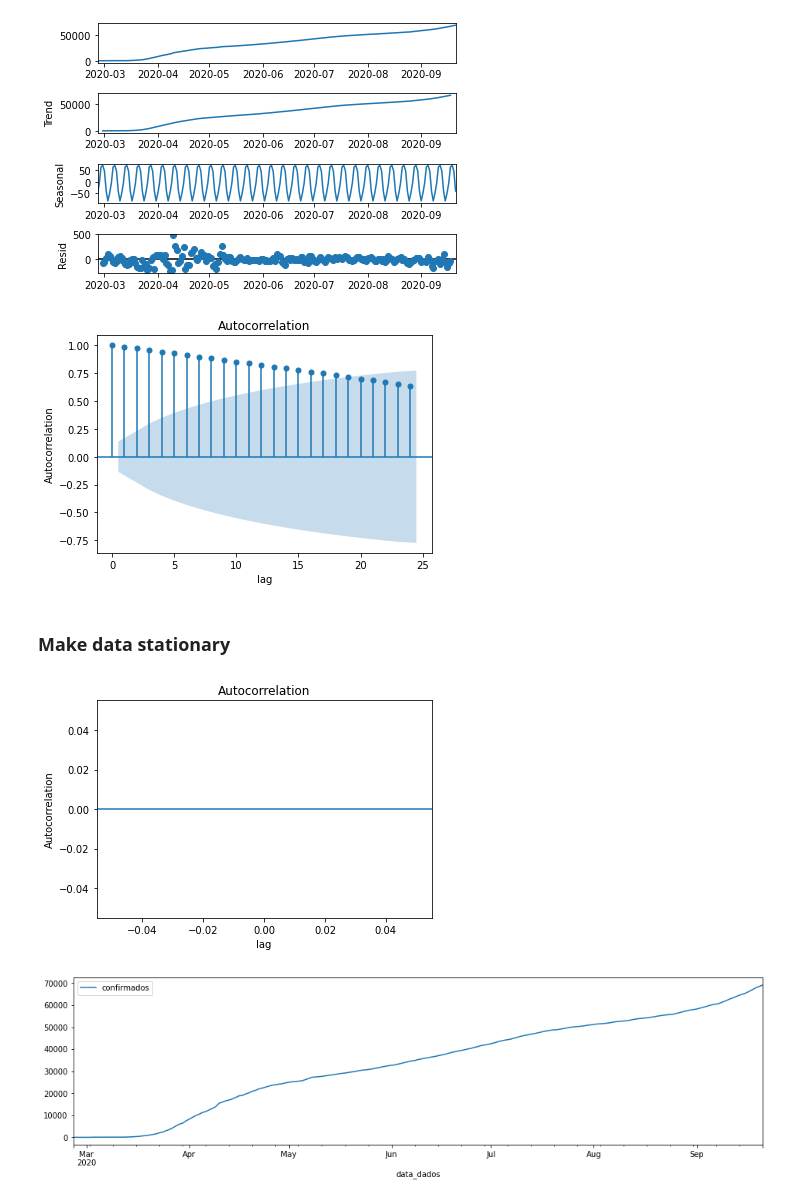
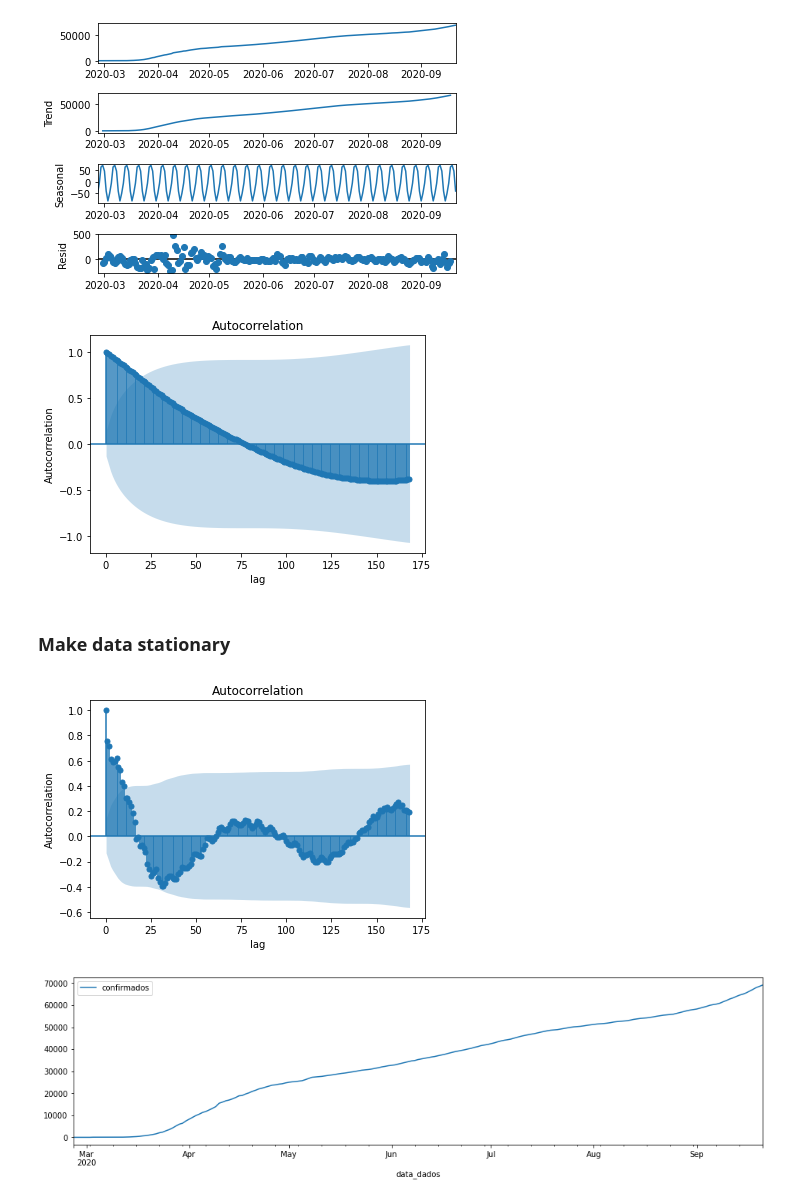
Before and after one commit to cimendes/covid19pt-forecasting, a Jupyter notebook: covid19pt-forecasting.ipynb, the cells around one changed output. Drawn from its saved outputs; the diff is of its cells as text; code cells hidden in the pictures.

```diff
--- a/covid19pt-forecasting.ipynb
+++ b/covid19pt-forecasting.ipynb
@@ -79,23 +79,23 @@ plt.show()
 # %%
 from statsmodels.graphics.tsaplots import plot_acf, plot_pacf
 
-plot_acf(data_dgs_df_confirmed, alpha=0.05)
+plot_acf(data_dgs_df_confirmed, alpha=0.05, lags=24*7)
 plt.xlabel('lag')
 plt.ylabel('Autocorrelation')
 plt.show()
 # %% [output]
-[figure, old version]
+[figure, new version]
 # %% [markdown]
 ### Make data stationary
 # %%
 data_dgs_df_confirmed_detrend = data_dgs_df_confirmed.diff().dropna()
 # %%
-plot_acf(data_dgs_df_confirmed_detrend, alpha=0.05)
+plot_acf(data_dgs_df_confirmed_detrend, alpha=0.05, lags=24*7)
 plt.xlabel('lag')
 plt.ylabel('Autocorrelation')
 plt.show()
 # %% [output]
-[figure, old version]
+[figure, new version]
 # %%
 data_dgs_df_confirmed.plot(figsize=(16, 4));
 # %% [output]
```
Also changed, not shown: parts of 8 cells of this notebook.
